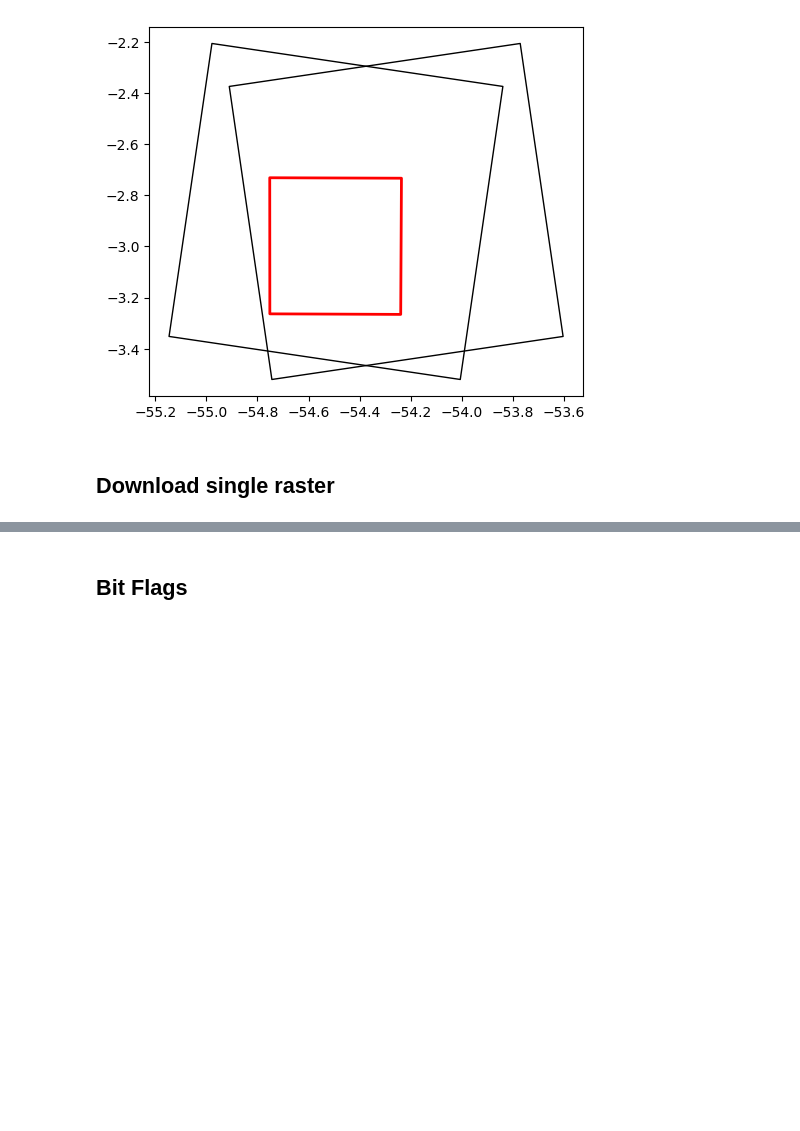
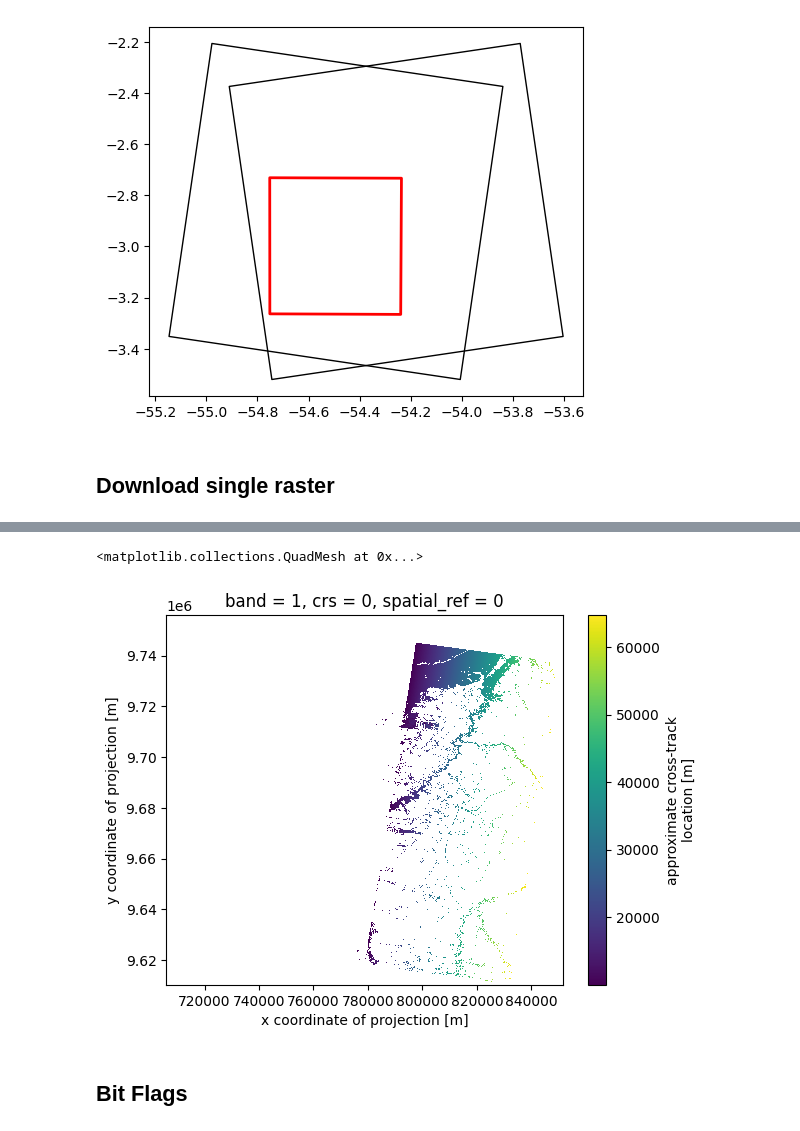
Before and after one commit to cordmaur/swot, a Jupyter notebook: nbs/11-SWOT_Raster_pipeline.ipynb, the cells around one changed output, grey strips where cells are left out. Cells and saved outputs as stored; diff of their text form; code cells hidden in the pictures; blank space fills up the shorter version.

```diff
--- a/nbs/11-SWOT_Raster_pipeline.ipynb
+++ b/nbs/11-SWOT_Raster_pipeline.ipynb
@@ -181,3 +185,8 @@ cross_track.plot(cmap="RdBu")
+# %%
+cross_track.where(cross_track > 10000).plot()
+# %% [output]
+<matplotlib.collections.QuadMesh at 0x...>
+[figure, added]
 # %% [markdown]
 ## Bit Flags
 # %%
```
Also changed, not shown: parts of 9 cells of this notebook, 12 other files.
